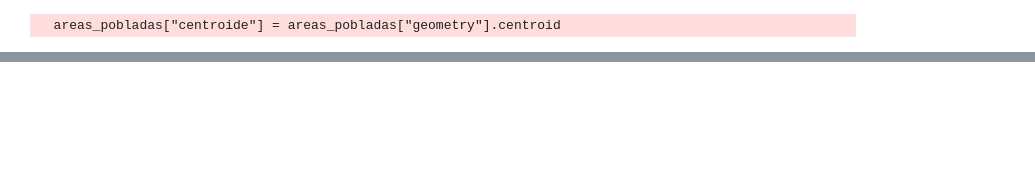
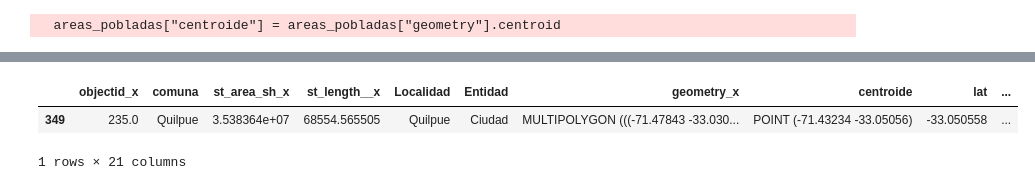
Before and after one commit to Utmite/imt2200-project, a Jupyter notebook: src/base/base.ipynb, the cells around one changed output, grey strips where cells are left out. Saved outputs shown, nothing was run; the diff lists cells and outputs as text; code cells hidden in the pictures; blank space fills up the shorter version.

```diff
--- a/src/base/base.ipynb
+++ b/src/base/base.ipynb
@@ -218,4 +227,4 @@ areas_pobladas["centroide"] = areas_pobladas["geometry"].centroid
 #los hospitales y las areas pobladas ya que el dataframe de los hospitales contiene la ubicacion en dos columnas separadas
 
 areas_pobladas['lat'] = areas_pobladas.centroide.y
-areas_pobladas['lon'] = areas_pobladas.centroide.x
+areas_pobladas['long'] = areas_pobladas.centroide.x
@@ -261,0 +339,11 @@ comunas_bcn
+# %%
+#Ahora arreglaremos los nombres de las comunas que quedaron sin region, en el dataframe ed areas pobladas
+areas_pobladas['comuna'] = areas_pobladas['comuna'].map(nuevos_nombres).fillna(areas_pobladas['comuna'])
+# %%
+areas_pobladas_expandido = pd.merge(areas_pobladas, comunas, how='outer', on='comuna')
+# %%
+areas_pobladas_expandido[areas_pobladas_expandido['nombre_región'].isna()]#Por alguna razón quilpué no se mapea bien, este caso lo asignaremos a mano.
+# %% [output]
+|  | objectid_x | comuna | st_area_sh_x | st_length__x | Localidad | Entidad | geometry_x | centroide | lat | ... |
+| 349 | 235.0 | Quilpue | 3.538364e+07 | 68554.565505 | Quilpue | Ciudad | MULTIPOLYGON (((-71.47843 -33.030... | POINT (-71.43234 -33.05056) | -33.050558 | ... |
+1 rows × 21 columns
```
Also changed, not shown: parts of 29 cells of this notebook, 10 other files.
